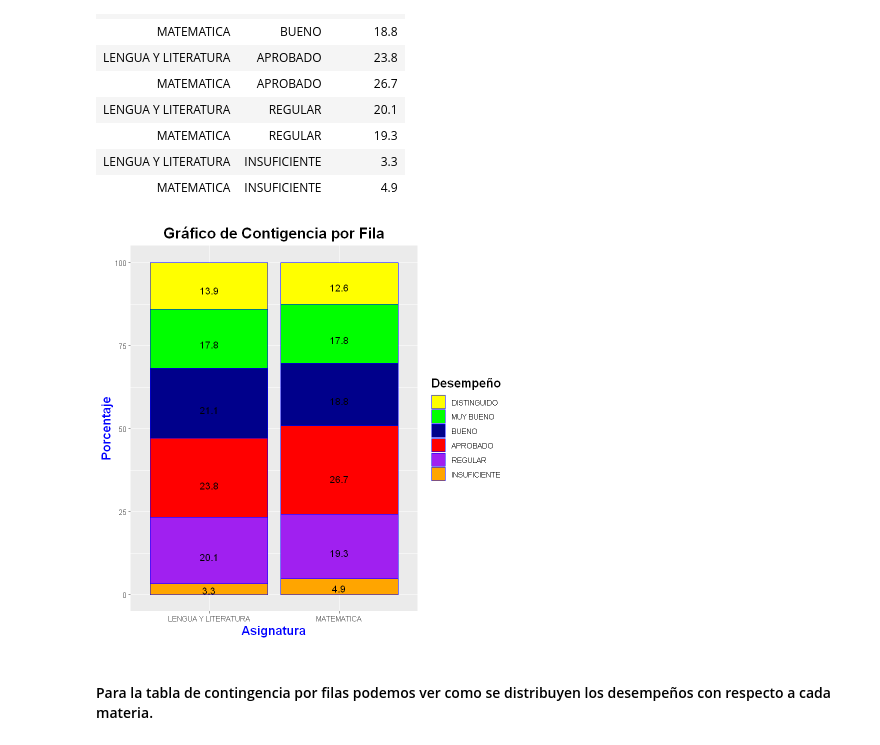
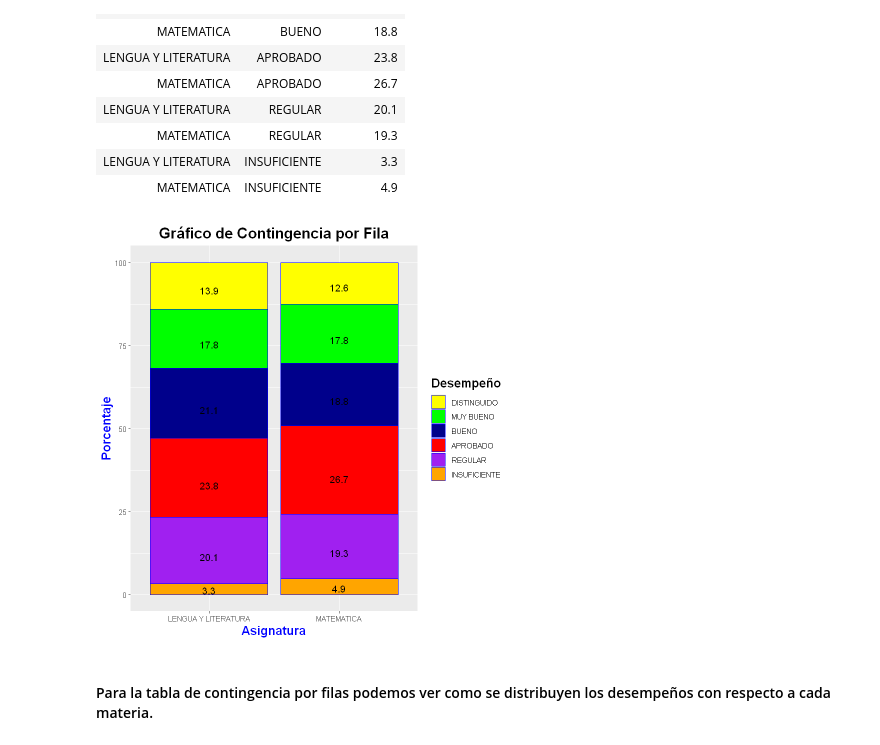
Before and after one commit to Nefertumm/EDM_2023, a Jupyter notebook: Dataset_escuelas/TP1.ipynb, the cells around one changed output. Cells and saved outputs as stored; diff of their text form; code cells hidden in the pictures.

```diff
--- a/Dataset_escuelas/TP1.ipynb
+++ b/Dataset_escuelas/TP1.ipynb
@@ -3529,16 +3518,16 @@ A data.frame: 12 × 3
 # %%
 ggplot(data = datos, aes(x = Asignatura, y = Porcentaje, fill = Desempeño)) +
   geom_bar(stat = "identity", colour = "blue") +
   scale_fill_manual(values = c("yellow", "green", "darkblue", "red", "purple", "orange")) +
   geom_text(aes(label = Porcentaje), position = position_stack(vjust = 0.4), size = 4, color = "black") +
   xlab("Asignatura") +
   ylab("Porcentaje") +
-  ggtitle("Gráfico de Contigencia por Fila") +
+  ggtitle("Gráfico de Contingencia por Fila") +
   theme(axis.title = element_text(size = 15, color = "blue", face = "bold")) +
   theme(title = element_text(size = 15, color = "black", face = "bold")) +
   theme(plot.title = element_text(hjust = 0.5))
 # %% [output]
-[figure, old version]
+[figure, new version]
 # %% [markdown]
 #### Para la tabla de contingencia por filas podemos ver como se distribuyen los desempeños con respecto a cada materia.
 # %% [markdown]
```
Also changed, not shown: parts of 37 cells of this notebook.
